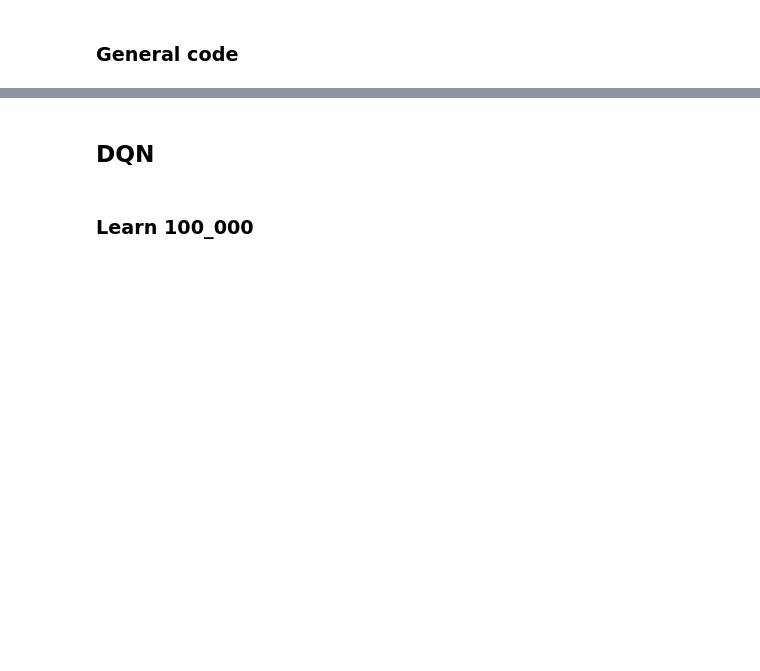
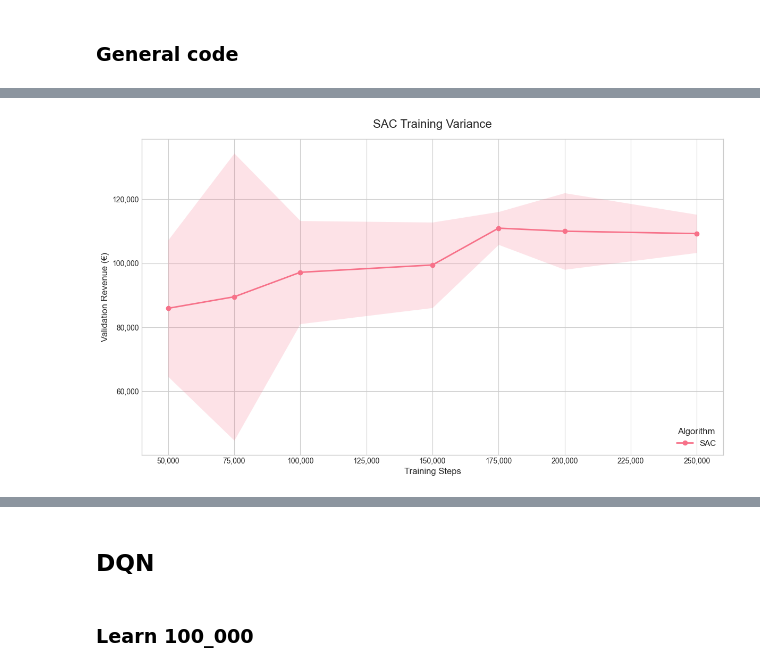
Before and after one commit to DeLany123/Thesis, a Jupyter notebook: Simulation/suite_simple_trading/test_models/compare_different_models.ipynb, the cells around one changed output, grey strips where cells are left out. Drawn from its saved outputs; the diff is of its cells as text; code cells hidden in the pictures; blank space fills up the shorter version.

```diff
--- a/Simulation/suite_simple_trading/test_models/compare_different_models.ipynb
+++ b/Simulation/suite_simple_trading/test_models/compare_different_models.ipynb
@@ -44,0 +661,4 @@ Split loaded. Total Test Episodes: 10
+# %%
+plot_benchmark_results("sac_training_variance.csv", title="SAC Training Variance")
+# %% [output]
+[figure, added]
```
Also changed, not shown: parts of 21 cells of this notebook, 2 other files.
